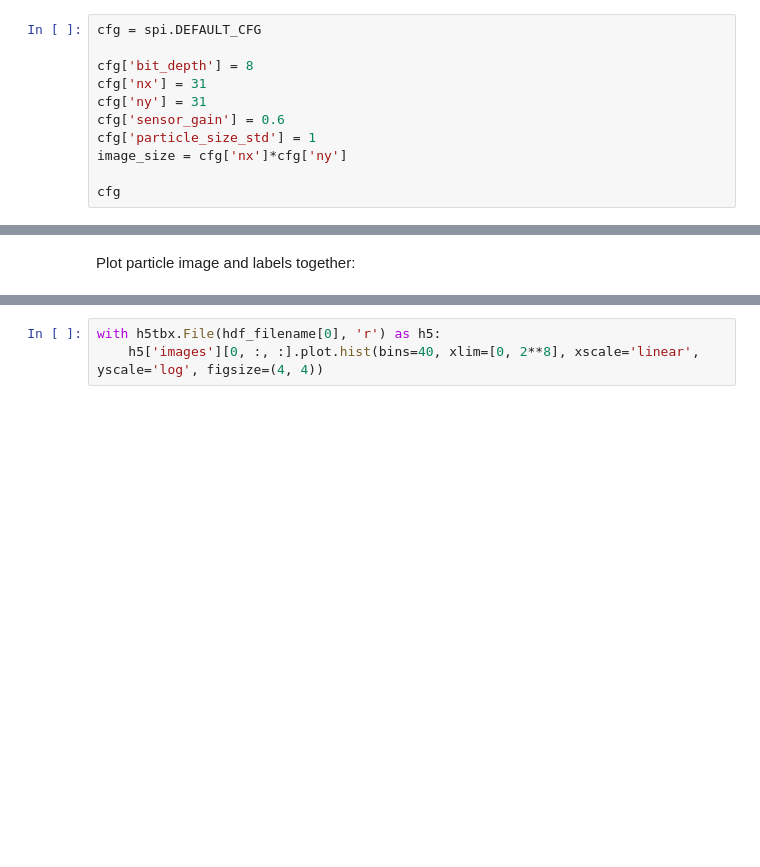
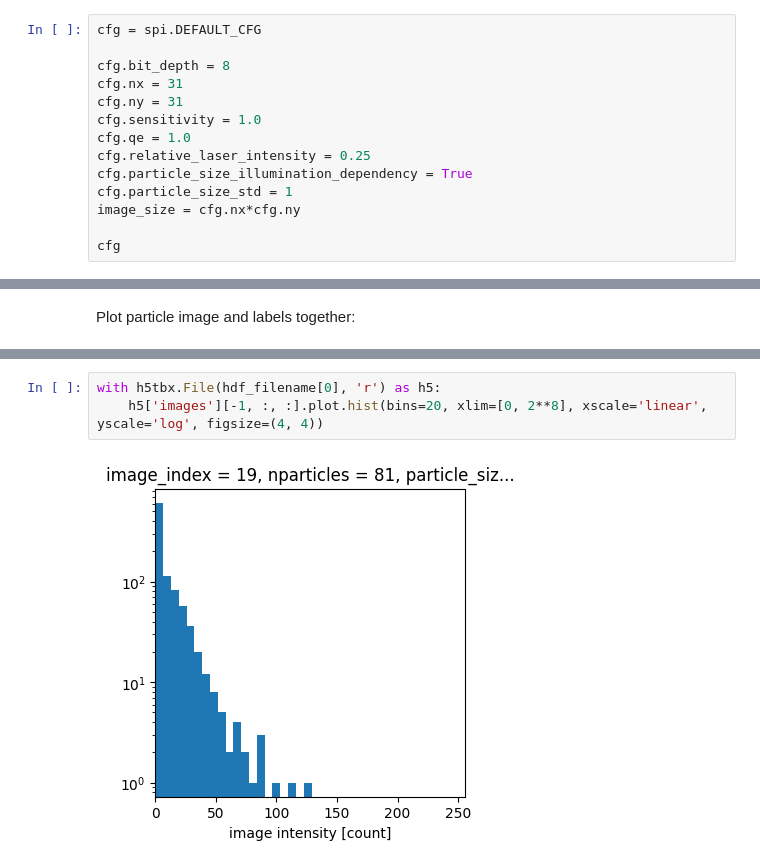
Before and after one commit to matthiasprobst/synpivimage, a Jupyter notebook: examples/generate_datasets.ipynb, the cells around one changed output, grey strips where cells are left out. Drawn from its saved outputs; the diff is of its cells as text; blank space fills up the shorter version.

```diff
--- a/examples/generate_datasets.ipynb
+++ b/examples/generate_datasets.ipynb
@@ -22,12 +22,15 @@ Also note, that the default configuration **disabled noise generation** since it
 # %%
 cfg = spi.DEFAULT_CFG
 
-cfg['bit_depth'] = 8
-cfg['nx'] = 31
-cfg['ny'] = 31
-cfg['sensor_gain'] = 0.6
-cfg['particle_size_std'] = 1
-image_size = cfg['nx']*cfg['ny']
+cfg.bit_depth = 8
+cfg.nx = 31
+cfg.ny = 31
+cfg.sensitivity = 1.0
+cfg.qe = 1.0
+cfg.relative_laser_intensity = 0.25
+cfg.particle_size_illumination_dependency = True
+cfg.particle_size_std = 1
+image_size = cfg.nx*cfg.ny
 
 cfg
 # %% [output]
@@ -110,3 +122,5 @@ with h5tbx.File(hdf_filename[0], 'r') as h5:
 # %%
 with h5tbx.File(hdf_filename[0], 'r') as h5:
-    h5['images'][0, :, :].plot.hist(bins=40, xlim=[0, 2**8], xscale='linear', yscale='log', figsize=(4, 4))
+    h5['images'][-1, :, :].plot.hist(bins=20, xlim=[0, 2**8], xscale='linear', yscale='log', figsize=(4, 4))
+# %% [output]
+[figure, added]
```
Also changed, not shown: parts of 4 cells of this notebook, 1 other file.
